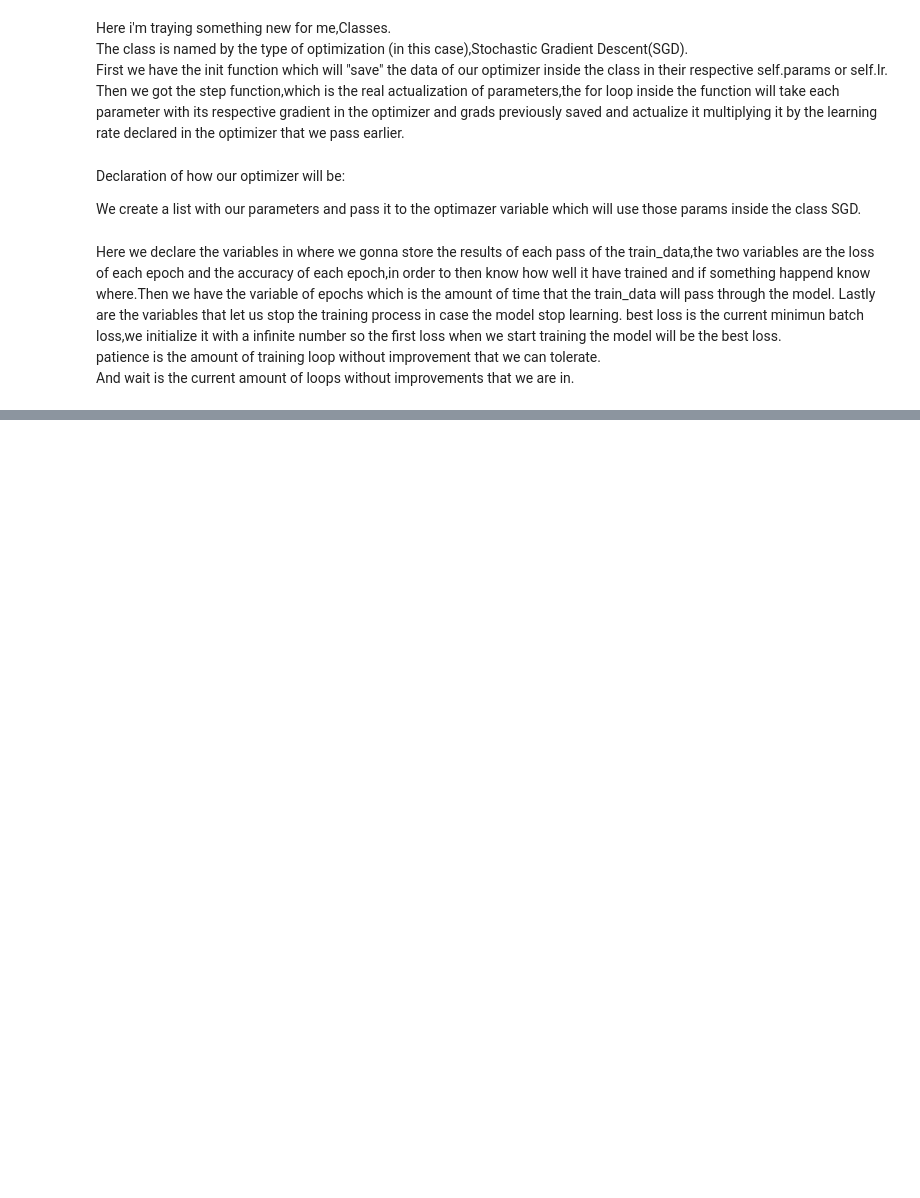
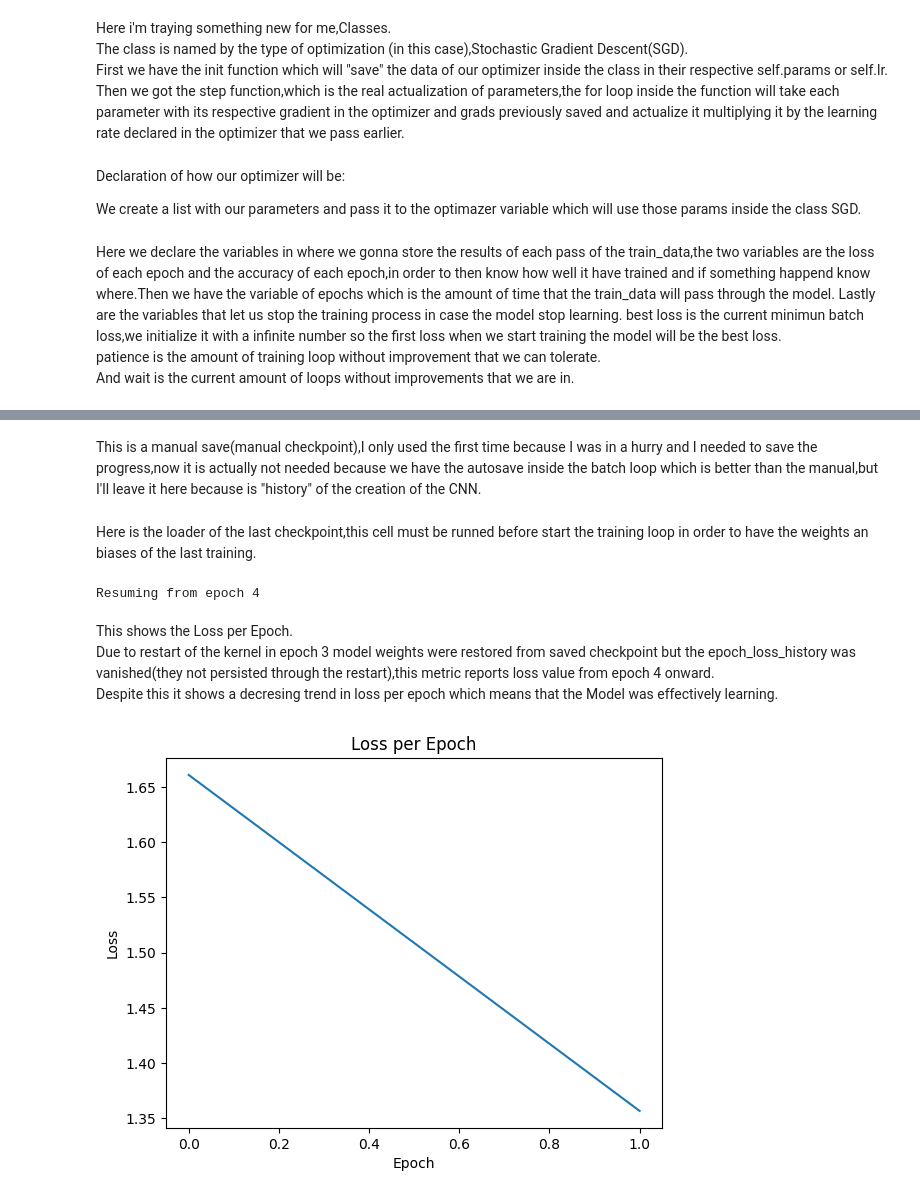
Before and after one commit to NvirAdan/CNN-CIFAR10, a Jupyter notebook: CNN.ipynb, the cells around one changed output, grey strips where cells are left out. Drawn from its saved outputs; the diff is of its cells as text; code cells hidden in the pictures; blank space fills up the shorter version.

Commit message:
Finalize CNN training and evaluation on CIFAR-10

```diff
--- a/CNN.ipynb
+++ b/CNN.ipynb
@@ -618,3 +656,5 @@ KeyboardInterrupt:
+# %% [markdown]
+This is a manual save(manual checkpoint),I only used the first time because I was in a hurry and I needed to save the progress,now it is actually not needed because we have the autosave inside the batch loop which is better than the manual,but I'll leave it here because is "history" of the creation of the CNN.
 # %%
 np.savez(
     "checkpoint_cifar10.npz",
@@ -628,3 +668,36 @@ np.savez(
     train_loss_history=train_loss_history,
     train_acc_history=train_acc_history
 )
+# %% [markdown]
+Here is the loader of the last checkpoint,this cell must be runned before start the training loop in order to have the weights an biases of the last training.
+# %%
+checkpoint = np.load("checkpoint_cifar10.npz")
+
+W1 = checkpoint["W1"]; B1 = checkpoint["B1"]
+W2 = checkpoint["W2"]; B2 = checkpoint["B2"]
+W3 = checkpoint["W3"]; B3 = checkpoint["B3"]
+W4 = checkpoint["W4"]; B4 = checkpoint["B4"]
+W5 = checkpoint["W5"]; B5 = checkpoint["B5"]
+W6 = checkpoint["W6"]; B6 = checkpoint["B6"]
+
+start_epoch = int(checkpoint["epoch"]) + 1
+
+train_loss_history = checkpoint["train_loss_history"].tolist()
+train_acc_history = checkpoint["train_acc_history"].tolist()
+
+print(f"Resuming from epoch {start_epoch}")
+# %% [output]
+Resuming from epoch 4
+# %% [markdown]
+This shows the Loss per Epoch.\
+Due to restart of the kernel in epoch 3 model weights were restored from saved checkpoint but the epoch_loss_history was vanished(they not persisted through the restart),this metric reports loss value from epoch 4 onward.\
+Despite this it shows a decresing trend in loss per epoch which means that the Model was effectively learning.
+# %%
+plt.figure()
+plt.plot(train_loss_history)
+plt.title("Loss per Epoch")
+plt.xlabel("Epoch")
+plt.ylabel("Loss")
+plt.show()
+# %% [output]
+[figure, added]
```
Also changed, not shown: parts of 17 cells of this notebook, 1 other file.
